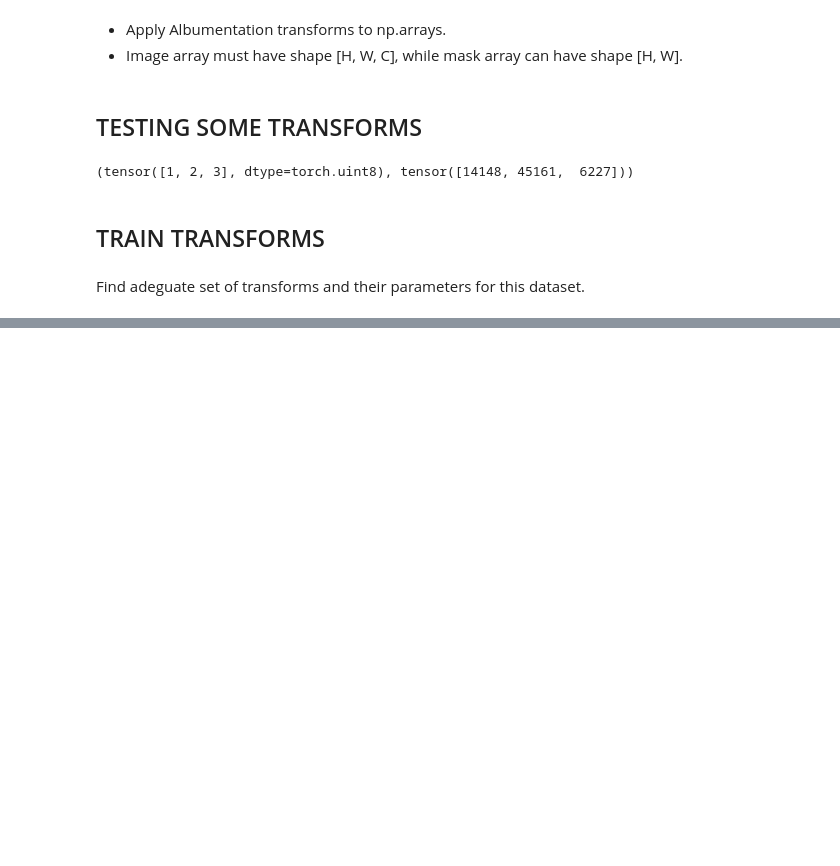
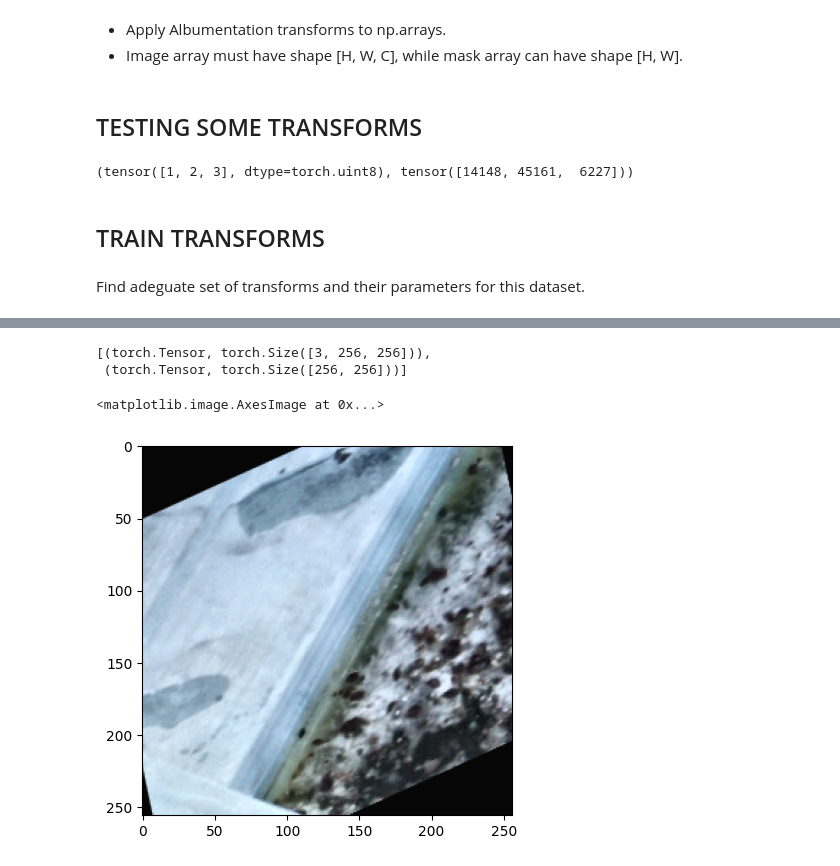
Before and after one commit to gptrapletti/aerial-multiclass-segm, a Jupyter notebook: notebooks/02_data_augmentation.ipynb, the cells around one changed output, grey strips where cells are left out. Cells and saved outputs as stored; diff of their text form; code cells hidden in the pictures; blank space fills up the shorter version.

```diff
--- a/notebooks/02_data_augmentation.ipynb
+++ b/notebooks/02_data_augmentation.ipynb
@@ -216,0 +235,19 @@ plt.show()
+# %%
+dataset = TrainingDataset(
+    image_filepaths = image_filepaths,
+    mask_filepaths = mask_filepaths,
+    n_random_patches_per_image = cfg['n_random_patches_per_image'],
+    patch_size = cfg['patch_size'],
+    transforms = train_transforms
+)
+# %%
+[(type(x), x.shape) for x in dataset[0]]
+# %% [output]
+[(torch.Tensor, torch.Size([3, 256, 256])),
+ (torch.Tensor, torch.Size([256, 256]))]
+# %%
+idx = random.randint(0, len(dataset))
+plt.imshow(dataset[idx][0].numpy().transpose(1, 2, 0))
+# %% [output]
+<matplotlib.image.AxesImage at 0x...>
+[figure, added]
```
Also changed, not shown: parts of 4 cells of this notebook, 6 other files.
